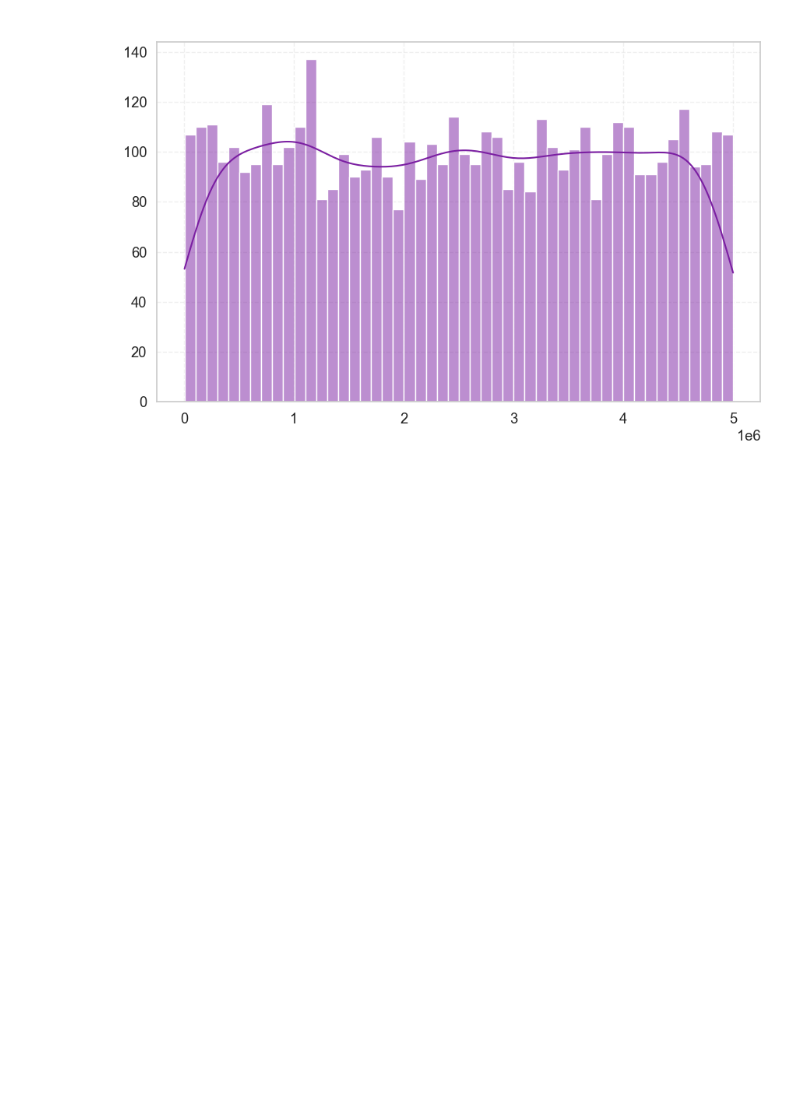
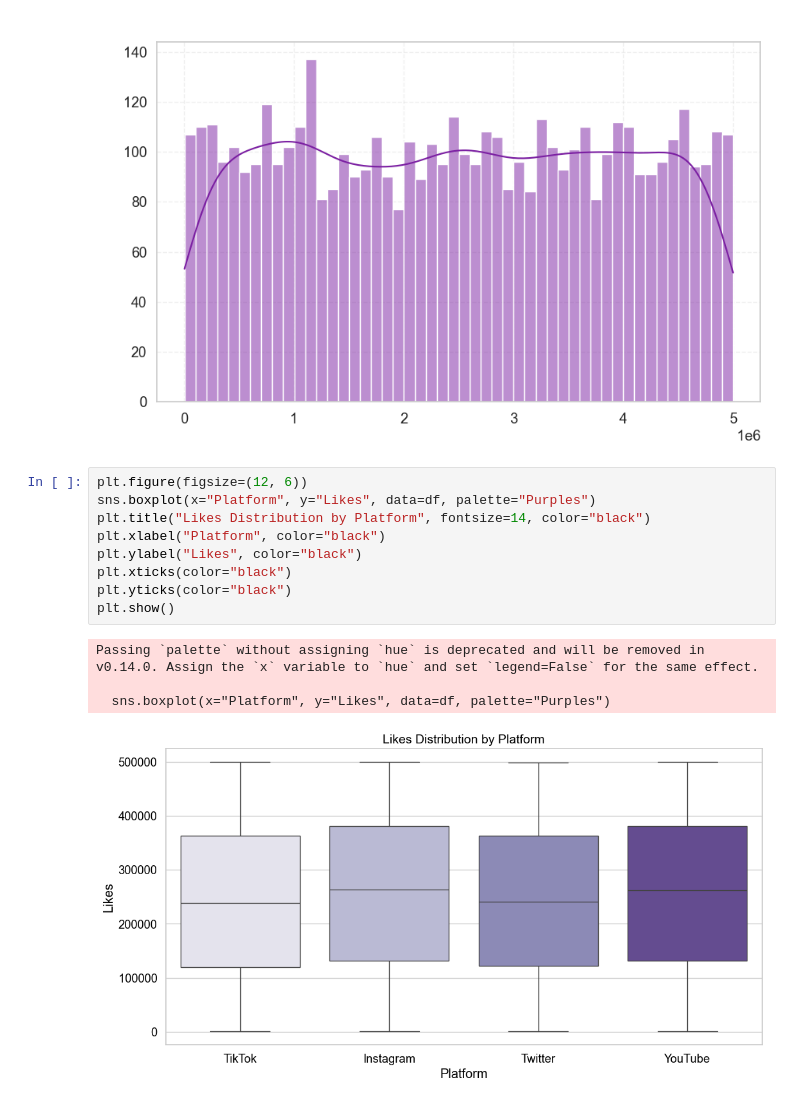
Before and after one commit to Phionanamugga/EDA_Viral_Social_Media_Posts, a Jupyter notebook: Viral_Social_Media_Trends1.ipynb, the cells around one changed output. Drawn from its saved outputs; the diff is of its cells as text; blank space fills up the shorter version.

Commit message:
carries out platform based analysis[Delivers#188970869]

```diff
--- a/Viral_Social_Media_Trends1.ipynb
+++ b/Viral_Social_Media_Trends1.ipynb
@@ -167,3 +167,17 @@ plt.grid(True, linestyle="--", alpha=0.3)
 plt. show()
 # %% [output]
 [figure]
+# %%
+plt.figure(figsize=(12, 6))
+sns.boxplot(x="Platform", y="Likes", data=df, palette="Purples")
+plt.title("Likes Distribution by Platform", fontsize=14, color="black")
+plt.xlabel("Platform", color="black")
+plt.ylabel("Likes", color="black")
+plt.xticks(color="black")
+plt.yticks(color="black")
+plt.show()
+# %% [output]
+Passing `palette` without assigning `hue` is deprecated and will be removed in v0.14.0. Assign the `x` variable to `hue` and set `legend=False` for the same effect.
+
+  sns.boxplot(x="Platform", y="Likes", data=df, palette="Purples")
+[figure, added]
```
